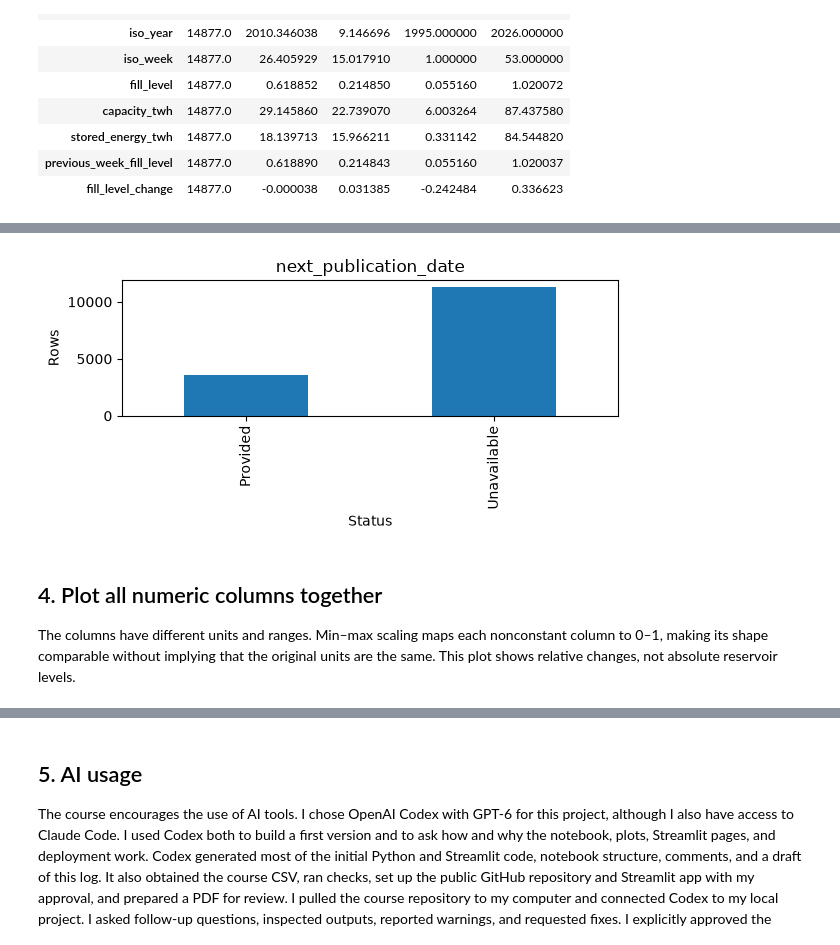
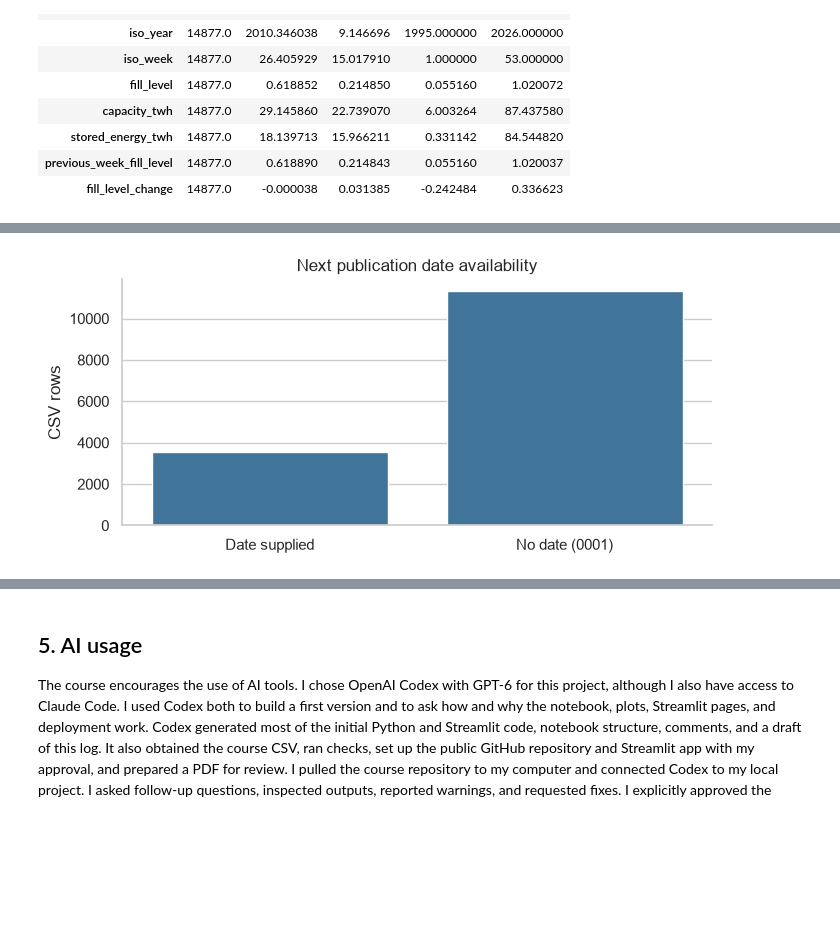
Before and after one commit to yaksh-git/ind320-dashboard-basics-yaksh-git, a Jupyter notebook: dashboard_basics.ipynb, the cells around one changed output, grey strips where cells are left out. Cells and saved outputs as stored; diff of their text form; code cells hidden in the pictures; blank space fills up the shorter version.

Commit message:
Improve reservoir charts with Seaborn

```diff
--- a/dashboard_basics.ipynb
+++ b/dashboard_basics.ipynb
@@ -20,6 +20,8 @@ mpl_cache = Path('.matplotlib')
 mpl_cache.mkdir(exist_ok=True)
 os.environ['MPLCONFIGDIR'] = str(mpl_cache.resolve())
 import matplotlib.pyplot as plt
+import seaborn as sns
+sns.set_theme(style='whitegrid', context='notebook', palette='deep')
 
 # Keep the CSV in the same folder as this notebook.
 csv_path = Path('reservoirs.csv')
@@ -148,15 +166,14 @@ for column in numeric_columns:
 # %%
 # Year 0001 is outside pandas' datetime range and means no usable date.
 next_date = pd.to_datetime(data['next_publication_date'],
                            format='%Y-%m-%dT%H:%M:%S', errors='coerce')
-publication_counts = pd.Series({'Provided': next_date.notna().sum(),
-                                'Unavailable': next_date.isna().sum()})
-ax = publication_counts.plot.bar(figsize=(6, 3), title='next_publication_date')
-ax.set(xlabel='Status', ylabel='Rows')
-plt.tight_layout(); plt.show()
+publication_counts = pd.DataFrame({'status': ['Date supplied', 'No date (0001)'],
+                                   'rows': [next_date.notna().sum(), next_date.isna().sum()]})
+fig, ax = plt.subplots(figsize=(7, 3.3))
+sns.barplot(data=publication_counts, x='status', y='rows',
+            color='#3178a8', errorbar=None, ax=ax)
+ax.set(title='Next publication date availability', xlabel='', ylabel='CSV rows')
+sns.despine()
+fig.tight_layout(); plt.show()
 # %% [output]
-[figure, old version]
+[figure, new version]
-# %% [markdown]
-## 4. Plot all numeric columns together
-
-The columns have different units and ranges. Min–max scaling maps each nonconstant column to 0–1, making its shape comparable without implying that the original units are the same. This plot shows relative changes, not absolute reservoir levels.
```
Also changed, not shown: parts of 12 cells of this notebook, 7 other files.
